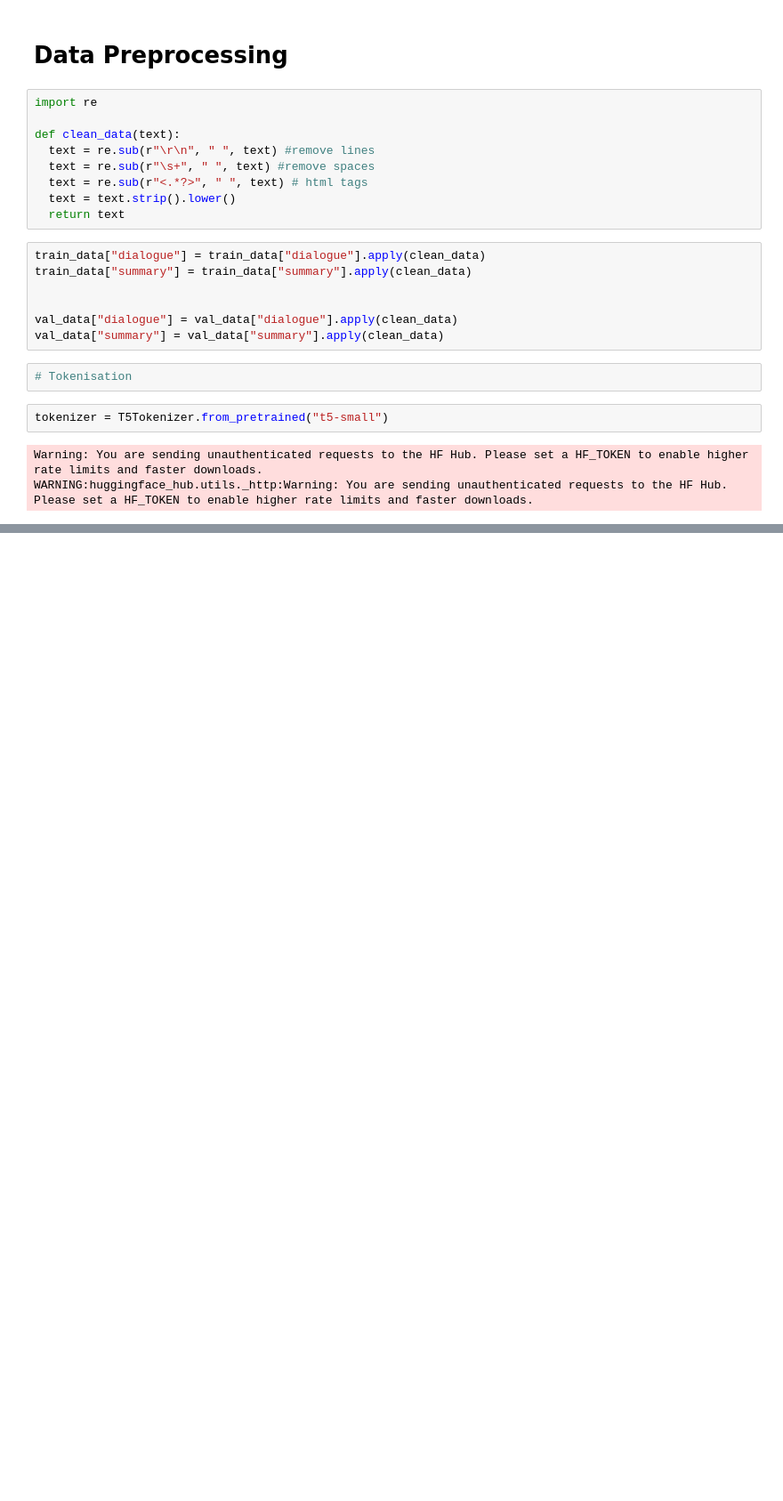
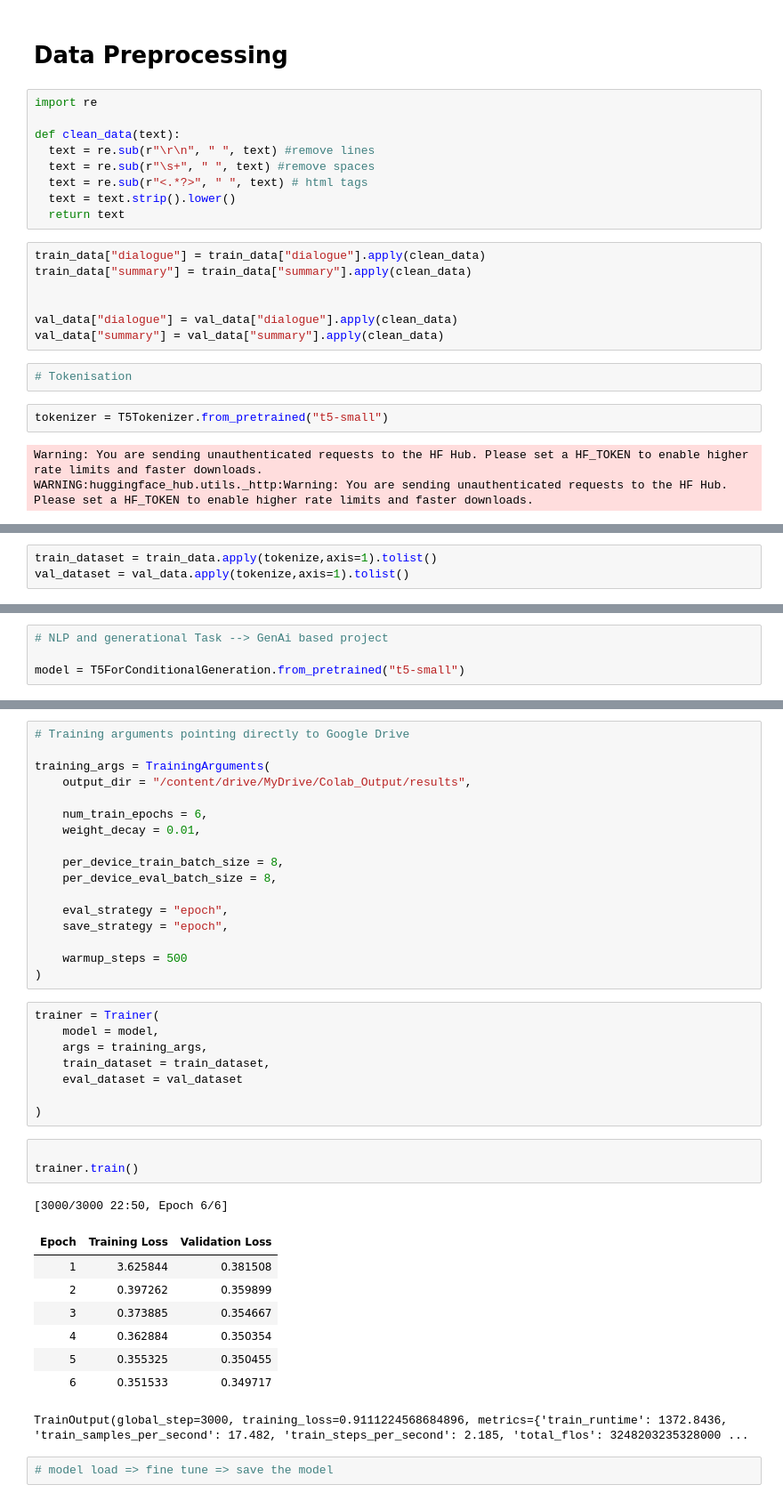
Before and after one commit to Devanshujain336/Text_summariser, a Jupyter notebook: main.ipynb, the cells around one changed output, grey strips where cells are left out. Shown at 89% size. Cells and saved outputs as stored; diff of their text form; blank space fills up the shorter version.

```diff
--- a/main.ipynb
+++ b/main.ipynb
@@ -114,0 +120,3 @@ def tokenizer(data):
+# %%
+train_dataset = train_data.apply(tokenize,axis=1).tolist()
+val_dataset = val_data.apply(tokenize,axis=1).tolist()
@@ -114,0 +143,4 @@ def tokenizer(data):
+# %%
+# NLP and generational Task --> GenAi based project
+
+model = T5ForConditionalGeneration.from_pretrained("t5-small")
@@ -114,0 +161,40 @@ def tokenizer(data):
+# %%
+# Training arguments pointing directly to Google Drive
+
+training_args = TrainingArguments(
+    output_dir = "/content/drive/MyDrive/Colab_Output/results",
+
+    num_train_epochs = 6,
+    weight_decay = 0.01,
+
+    per_device_train_batch_size = 8,
+    per_device_eval_batch_size = 8,
+
+    eval_strategy = "epoch",
+    save_strategy = "epoch",
+
+    warmup_steps = 500
+)
+# %%
+trainer = Trainer(
+    model = model,
+    args = training_args,
+    train_dataset = train_dataset,
+    eval_dataset = val_dataset
+
+)
+# %%
+
+trainer.train()
+# %% [output]
+[3000/3000 22:50, Epoch 6/6]
+| Epoch | Training Loss | Validation Loss |
+| 1 | 3.625844 | 0.381508 |
+| 2 | 0.397262 | 0.359899 |
+| 3 | 0.373885 | 0.354667 |
+| 4 | 0.362884 | 0.350354 |
+| 5 | 0.355325 | 0.350455 |
+| 6 | 0.351533 | 0.349717 |
+TrainOutput(global_step=3000, training_loss=0.9111224568684896, metrics={'train_runtime': 1372.8436, 'train_samples_per_second': 17.482, 'train_steps_per_second': 2.185, 'total_flos': 3248203235328000 ...
+# %%
+# model load => fine tune => save the model
```
Also changed, not shown: parts of 10 cells of this notebook.
